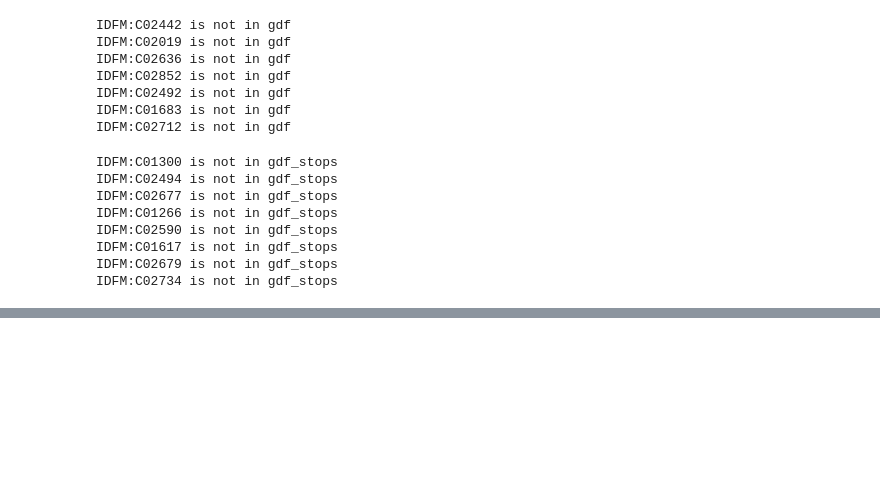
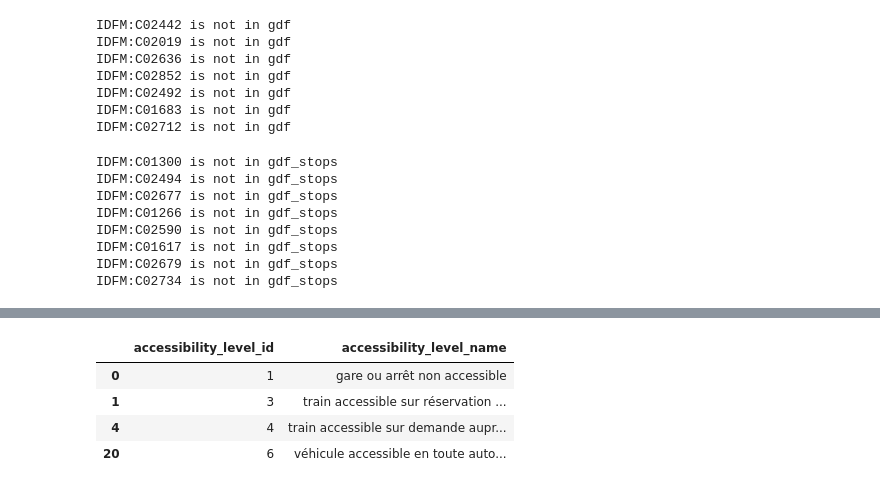
Before and after one commit to gefleury/transports-accessibles-idf, a Jupyter notebook: notebooks/explore_data.ipynb, the cells around one changed output, grey strips where cells are left out. Saved outputs shown, nothing was run; the diff lists cells and outputs as text; code cells hidden in the pictures; blank space fills up the shorter version.

```diff
--- a/notebooks/explore_data.ipynb
+++ b/notebooks/explore_data.ipynb
@@ -286,0 +346,8 @@ IDFM:C02734 is not in gdf_stops
+# %%
+df_access_2[["accessibility_level_id", "accessibility_level_name"]].drop_duplicates()
+# %% [output]
+|  | accessibility_level_id | accessibility_level_name |
+| 0 | 1 | gare ou arrêt non accessible |
+| 1 | 3 | train accessible sur réservation ... |
+| 4 | 4 | train accessible sur demande aupr... |
+| 20 | 6 | véhicule accessible en toute auto... |
```
Also changed, not shown: parts of 10 cells of this notebook, 3 other files.
